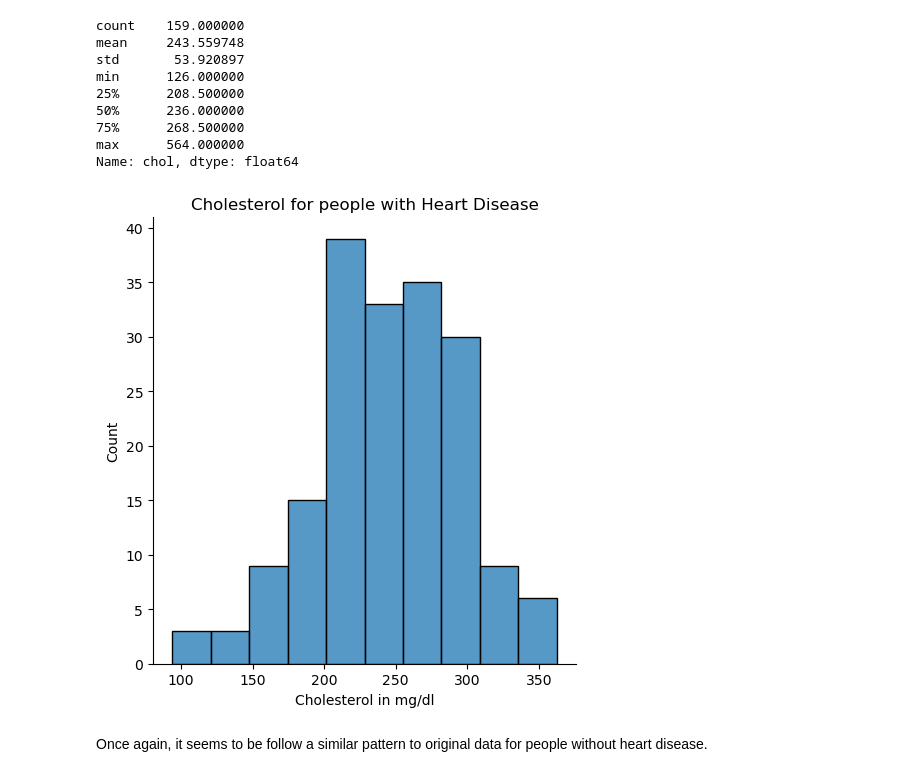
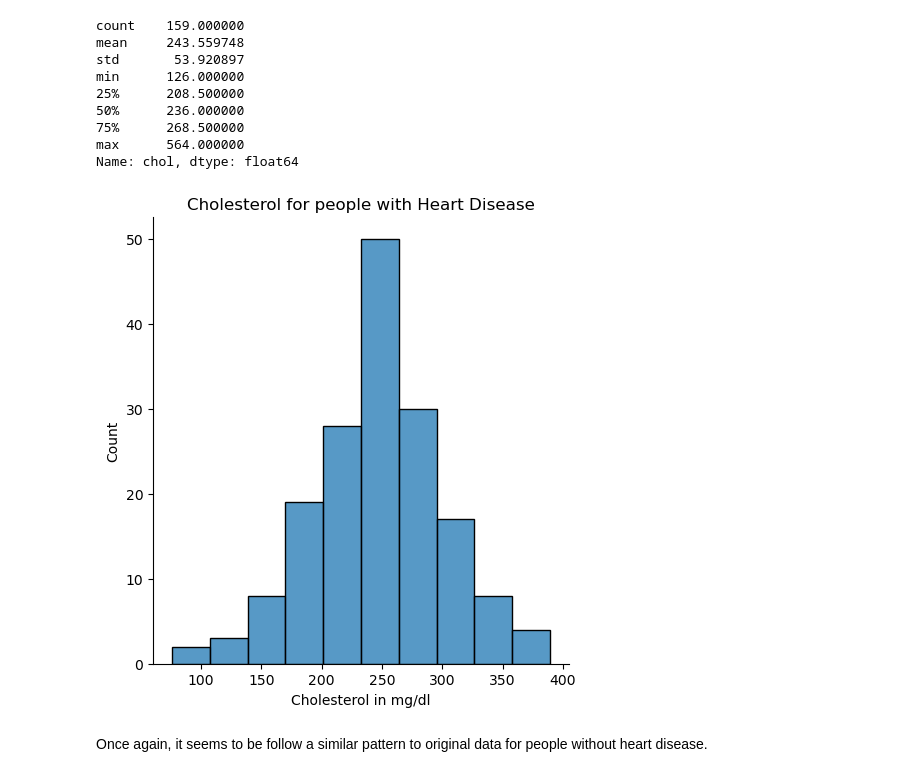
Before and after one commit to frankquinn89/PROGRAMMING_FOR_DATA_ANALYSIS, a Jupyter notebook: project.ipynb, the cells around one changed output. Drawn from its saved outputs; the diff is of its cells as text; code cells hidden in the pictures.

```diff
--- a/project.ipynb
+++ b/project.ipynb
@@ -222,25 +215,12 @@ Let's also created a similar temporary age_breakdown column for the generated da
-# %%
-def get_age_category(x):
-    if x < 35:
-        return 'Very Young'
-    elif 35 <= x < 40:
-        return 'Somewhat Young'
-    elif 40 <= x < 45:
-        return 'Young'
-    elif 45 <= x < 55:
-        return 'Middle Age'
-    else:
-        return 'Old'
-
-gen_data['age_breakdown'] = gen_data.age.apply(get_age_category)
 # %%
-def get_diag(age):
-    diag = [1, 0]
+# function to calculate diagnosis
+def get_diagnosis(age):
+    diag = [0,1]
     if age == 'Very Young':
         choice = np.random.choice(diag, 1, p=[0.99, 0.01])
         listToStr = ' '.join(map(str, choice))
         return listToStr
-    elif  age == 'Somewhat Young':
+    elif  age == 'Quite Young':
         choice = np.random.choice(diag, 1, p=[0.64, 0.36])
         listToStr = ' '.join(map(str, choice))
         return listToStr
@@ -248,7 +228,7 @@ def get_diag(age):
         choice = np.random.choice(diag, 1, p=[0.77, 0.23])
         listToStr = ' '.join(map(str, choice))
         return listToStr
-    elif age == 'Middle':
+    elif age == 'Middle Age':
         choice = np.random.choice(diag, 1, p=[0.66, 0.34])
         listToStr = ' '.join(map(str, choice))
         return listToStr
@@ -256,7 +236,9 @@ def get_diag(age):
         choice = np.random.choice(diag, 1, p=[0.40, 0.60])
         listToStr = ' '.join(map(str, choice))
         return listToStr
-
-gen_data['diagnosis'] = gen_data.age.apply(get_diag)
-# ensure data type matches type in original dataset
-gen_data['diagnosis'] = gen_data.diagnosis.astype('int64')
+# %%
+# apply values to generated diagnosis using above function
+gen_data['diagnosis'] = gen_data.age.apply(get_diagnosis)
+
+# ensure data type matches type in original dataset
+gen_data['diagnosis'] = gen_data.diagnosis.astype('int64')
@@ -523 +501,7 @@ gen_data.groupby('diagnosis').size().reset_index(name='Count')
+# %%
+count_diagnosis = gen_data.groupby('diagnosis').size().reset_index(name='Count')
+
+
+no_hd_count = count_diagnosis.loc[count_diagnosis['diagnosis'] == 0, 'Count'].values[0]
+hd_count = count_diagnosis.loc[count_diagnosis['diagnosis'] == 1, 'Count'].values[0]
 # %%
@@ -545,13 +528,13 @@ min      126.000000
 max      564.000000
 Name: chol, dtype: float64
 # %%
-colestrol_no_heart_disease = np.random.normal(243, 53, 182)
+colestrol_no_heart_disease = np.random.normal(243, 53, no_hd_count)
 sb.displot(colestrol_no_heart_disease, bins=10)
 mplot.title("Cholesterol for people with Heart Disease")
 mplot.xlabel("Cholesterol in mg/dl")
 mplot.show()
 # %% [output]
-[figure, old version]
+[figure, new version]
 # %% [markdown]
 Once again, it seems to be follow a similar pattern to original data for people without heart disease.
 # %% [markdown]
```
Also changed, not shown: parts of 30 cells of this notebook.
